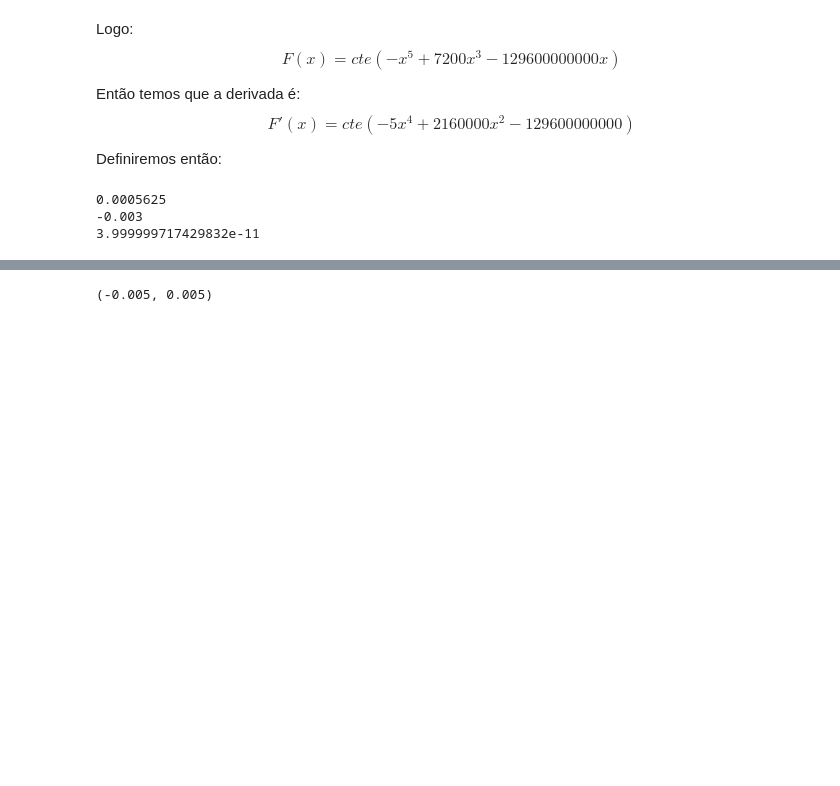
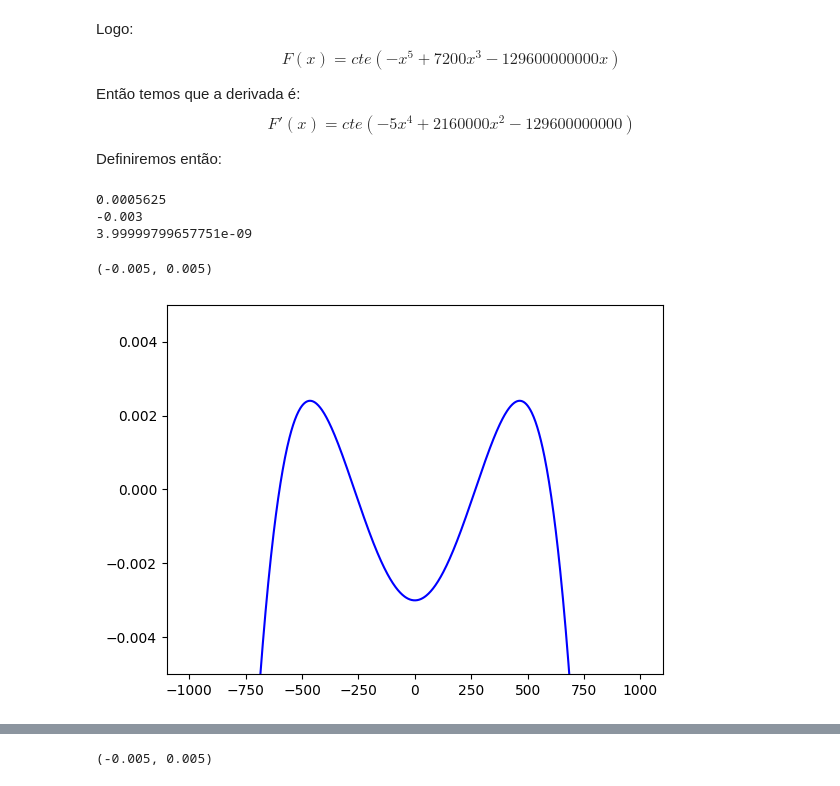
Before and after one commit to elison-maiko/PYCALC, a Jupyter notebook: Pratica_CN.ipynb, the cells around one changed output, grey strips where cells are left out. Saved outputs shown, nothing was run; the diff lists cells and outputs as text; code cells hidden in the pictures; blank space fills up the shorter version.

Commit message:
Conclusão do trabalho prático de deflexão da viga

```diff
--- a/Pratica_CN.ipynb
+++ b/Pratica_CN.ipynb
@@ -73,8 +73,18 @@ def df(x):
 
 print(df(300))
 print(df(0))
-print(df(599.999999))
+print(df(599.9999))
 # %% [output]
 0.0005625
 -0.003
-3.999999717429832e-11
+3.99999799657751e-09
+# %%
+x1 = np.array(range(-1000,1000)) ## Pois só nos interessa a parte da equação que se verifica ao longo do comprimento da viga
+dom = np.linspace(np.min(x1),np.max(x1),1000)
+im = [df(t) for t in dom]
+
+plt.plot(dom,im,'b')
+plt.ylim(-0.005, 0.005)
+# %% [output]
+(-0.005, 0.005)
+[figure, added]
```
Also changed, not shown: parts of 14 cells of this notebook.
